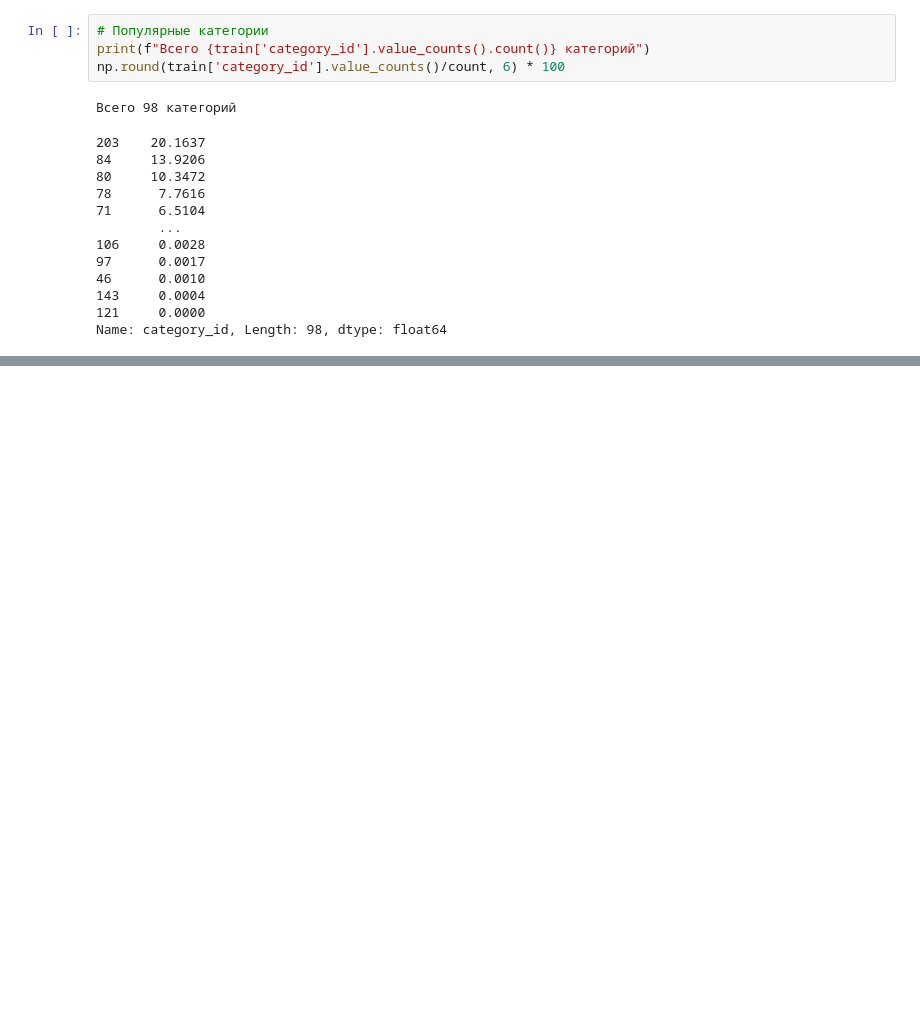
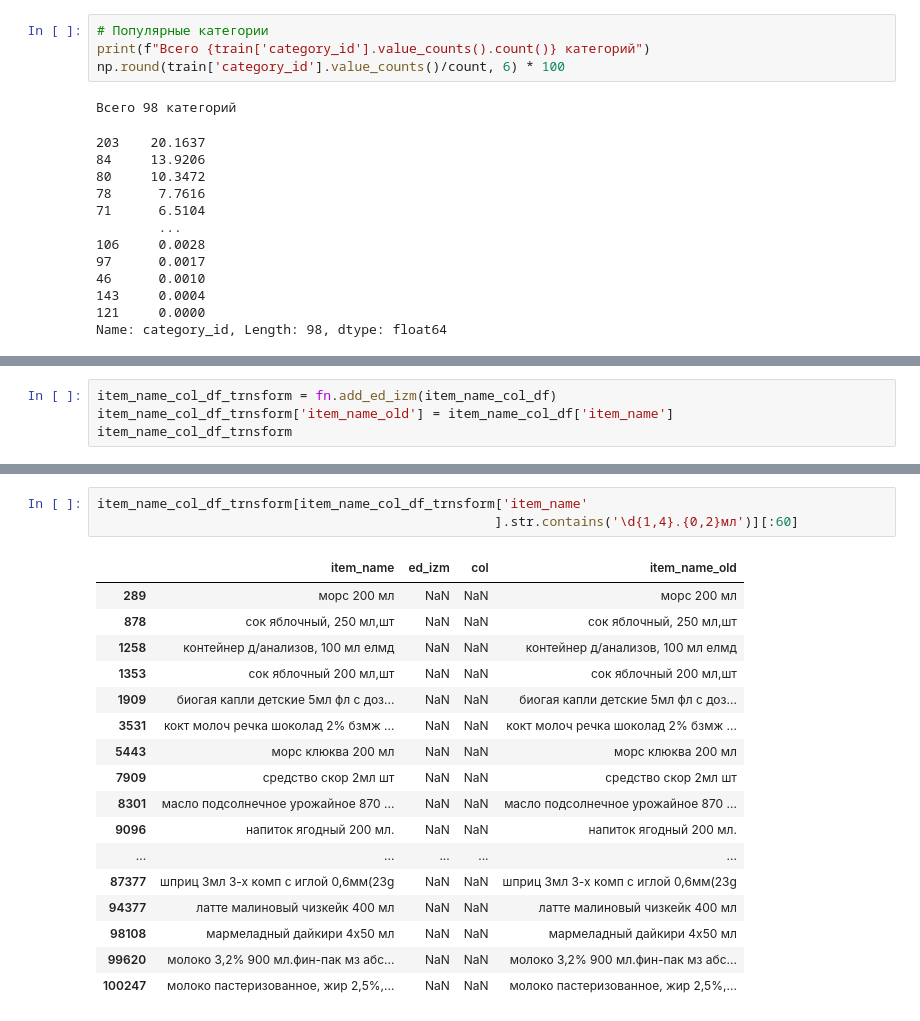
Before and after one commit to Mikhaylov-yv/Data_Fusion_Contest, a Jupyter notebook: Preliminary analysis.ipynb, the cells around one changed output, grey strips where cells are left out. Drawn from its saved outputs; the diff is of its cells as text; blank space fills up the shorter version.

```diff
--- a/Preliminary analysis.ipynb
+++ b/Preliminary analysis.ipynb
@@ -158,0 +122,4 @@ item_name_col_df[~pd.isna(item_name_col_df.ed_izm)]
+# %%
+item_name_col_df_trnsform = fn.add_ed_izm(item_name_col_df)
+item_name_col_df_trnsform['item_name_old'] = item_name_col_df['item_name']
+item_name_col_df_trnsform
@@ -158,0 +140,21 @@ item_name_col_df[~pd.isna(item_name_col_df.ed_izm)]
+# %%
+item_name_col_df_trnsform[item_name_col_df_trnsform['item_name'
+                                                   ].str.contains('\d{1,4}.{0,2}мл')][:60]
+# %% [output]
+|  | item_name | ed_izm | col | item_name_old |
+| 289 | морс 200 мл | NaN | NaN | морс 200 мл |
+| 878 | сок яблочный, 250 мл,шт | NaN | NaN | сок яблочный, 250 мл,шт |
+| 1258 | контейнер д/анализов, 100 мл елмд | NaN | NaN | контейнер д/анализов, 100 мл елмд |
+| 1353 | сок яблочный 200 мл,шт | NaN | NaN | сок яблочный 200 мл,шт |
+| 1909 | биогая капли детские 5мл фл с доз... | NaN | NaN | биогая капли детские 5мл фл с доз... |
+| 3531 | кокт молоч речка шоколад 2% бзмж ... | NaN | NaN | кокт молоч речка шоколад 2% бзмж ... |
+| 5443 | морс клюква 200 мл | NaN | NaN | морс клюква 200 мл |
+| 7909 | средство скор 2мл шт | NaN | NaN | средство скор 2мл шт |
+| 8301 | масло подсолнечное урожайное 870 ... | NaN | NaN | масло подсолнечное урожайное 870 ... |
+| 9096 | напиток ягодный 200 мл. | NaN | NaN | напиток ягодный 200 мл. |
+| ... | ... | ... | ... | ... |
+| 87377 | шприц 3мл 3-х комп с иглой 0,6мм(23g | NaN | NaN | шприц 3мл 3-х комп с иглой 0,6мм(23g |
+| 94377 | латте малиновый чизкейк 400 мл | NaN | NaN | латте малиновый чизкейк 400 мл |
+| 98108 | мармеладный дайкири 4х50 мл | NaN | NaN | мармеладный дайкири 4х50 мл |
+| 99620 | молоко 3,2% 900 мл.фин-пак мз абс... | NaN | NaN | молоко 3,2% 900 мл.фин-пак мз абс... |
+| 100247 | молоко пастеризованное, жир 2,5%,... | NaN | NaN | молоко пастеризованное, жир 2,5%,... |
```
Also changed, not shown: parts of 10 cells of this notebook, 8 other files.
